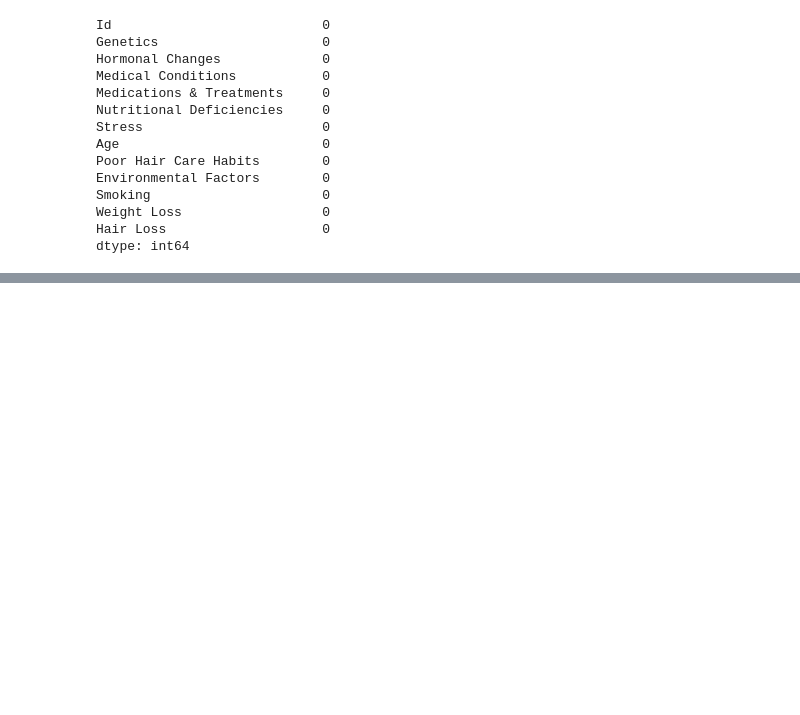
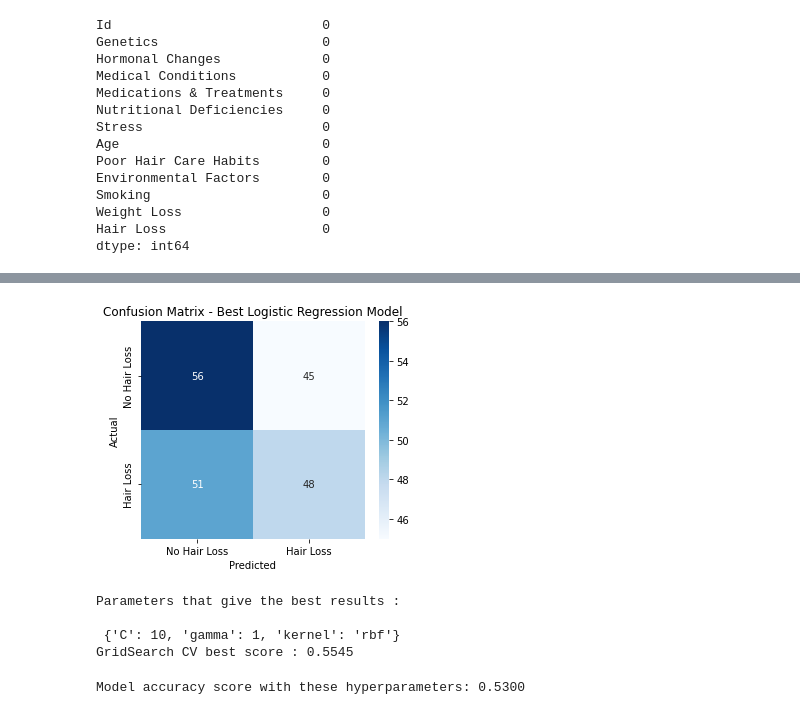
Before and after one commit to timnd08/hair-health-model, a Jupyter notebook: main_LR_SVM_KNN.ipynb, the cells around one changed output, grey strips where cells are left out. Saved outputs shown, nothing was run; the diff lists cells and outputs as text; code cells hidden in the pictures; blank space fills up the shorter version.

```diff
--- a/main_LR_SVM_KNN.ipynb
+++ b/main_LR_SVM_KNN.ipynb
@@ -822,0 +763,19 @@ plt.show()
+# %%
+lg=LogisticRegression()
+param_grid = [
+    {'penalty':['l1','l2','elasticnet'],
+    'C' : np.logspace(-4,4,20),
+    'solver': ['lbfgs','newton-cg','liblinear','sag','saga'],
+    'max_iter'  : [100,1000,2500,5000]
+}
+]
+
+grid_search = GridSearchCV(estimator = lg,
+                           param_grid = param_grid,
+                           scoring = 'accuracy',
+                           cv = 5,
+                           verbose=0)
+grid_search.fit(X_train, y_train)
+
+print('Parameters that give the best results :','\n\n', (grid_search.best_params_))
+print('GridSearch CV best score : {:.4f}\n\n'.format(grid_search.best_score_))
@@ -822,0 +804,5 @@ plt.show()
+# %%
+lg=LogisticRegression(C= 0.08858667904100823, max_iter= 100, penalty= 'l2', solver= 'liblinear')
+lg.fit(X_train,y_train)
+y_pred=lg.predict(X_test)
+print('Model accuracy score with these hyperparameters: {0:0.4f}'. format(accuracy_score(y_test, y_pred)))
@@ -822,0 +862,47 @@ plt.show()
+# %%
+from sklearn.metrics import confusion_matrix
+
+# Compute confusion matrix
+cm = confusion_matrix(y_test, lg_test_pred)
+
+plt.figure(figsize=(5,4))
+sns.heatmap(
+    cm,
+    annot=True,
+    fmt='d',
+    cmap='Blues',
+    xticklabels=['No Hair Loss','Hair Loss'],
+    yticklabels=['No Hair Loss','Hair Loss']
+)
+plt.xlabel("Predicted")
+plt.ylabel("Actual")
+plt.title("Confusion Matrix - Best Logistic Regression Model")
+plt.show()
+# %% [output]
+[figure, added]
+# %%
+svc=SVC()
+param_grid = {'C': [0.1, 1, 10, 100, 1000],
+              'gamma': [1, 0.1, 0.01, 0.001, 0.0001],
+              'kernel': ['rbf']}
+grid_search = GridSearchCV(estimator = svc,
+                           param_grid = param_grid,
+                           scoring = 'accuracy',
+                           cv = 5,
+                           verbose=0)
+grid_search.fit(X_train, y_train)
+
+print('Parameters that give the best results :','\n\n', (grid_search.best_params_))
+print('GridSearch CV best score : {:.4f}\n\n'.format(grid_search.best_score_))
+# %% [output]
+Parameters that give the best results :
+
+ {'C': 10, 'gamma': 1, 'kernel': 'rbf'}
+GridSearch CV best score : 0.5545
+# %%
+svc=SVC(C=10,gamma=1,kernel='rbf',probability=True)
+svc.fit(X_train,y_train)
+y_pred=svc.predict(X_test)
+print('Model accuracy score with these hyperparameters: {0:0.4f}'. format(accuracy_score(y_test, y_pred)))
+# %% [output]
+Model accuracy score with these hyperparameters: 0.5300
```
Also changed, not shown: parts of 88 cells of this notebook.
